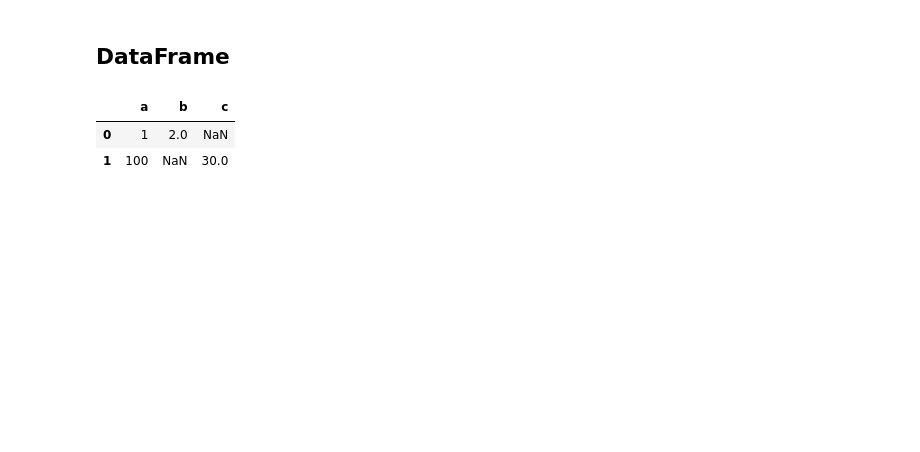
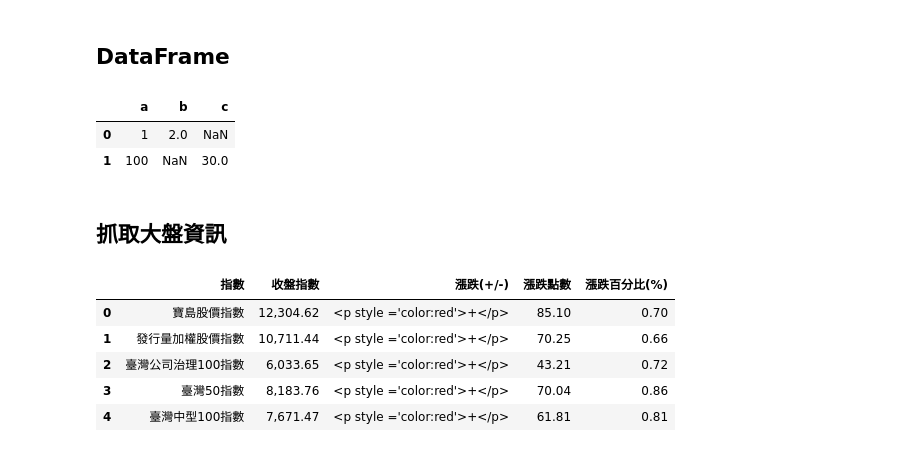
Before and after one commit to ywchiu/pyfintech, a Jupyter notebook: Demo20171012_2.ipynb, the cells around one changed output. Drawn from its saved outputs; the diff is of its cells as text; code cells hidden in the pictures; blank space fills up the shorter version.

```diff
--- a/Demo20171012_2.ipynb
+++ b/Demo20171012_2.ipynb
@@ -414,3 +414,21 @@ df
 |  | a | b | c |
 | 0 | 1 | 2.0 | NaN |
 | 1 | 100 | NaN | 30.0 |
+# %% [markdown]
+## 抓取大盤資訊
+# %%
+import requests
+res = requests.get('http://www.twse.com.tw/exchangeReport/MI_INDEX?response=json&date=&type=&_=1507787396101')
+jd = res.json()
+# %%
+import pandas
+df = pandas.DataFrame(jd['data1'])
+df.columns = jd['fields1']
+df.head()
+# %% [output]
+|  | 指數 | 收盤指數 | 漲跌(+/-) | 漲跌點數 | 漲跌百分比(%) |
+| 0 | 寶島股價指數 | 12,304.62 | <p style ='color:red'>+</p> | 85.10 | 0.70 |
+| 1 | 發行量加權股價指數 | 10,711.44 | <p style ='color:red'>+</p> | 70.25 | 0.66 |
+| 2 | 臺灣公司治理100指數 | 6,033.65 | <p style ='color:red'>+</p> | 43.21 | 0.72 |
+| 3 | 臺灣50指數 | 8,183.76 | <p style ='color:red'>+</p> | 70.04 | 0.86 |
+| 4 | 臺灣中型100指數 | 7,671.47 | <p style ='color:red'>+</p> | 61.81 | 0.81 |
```
